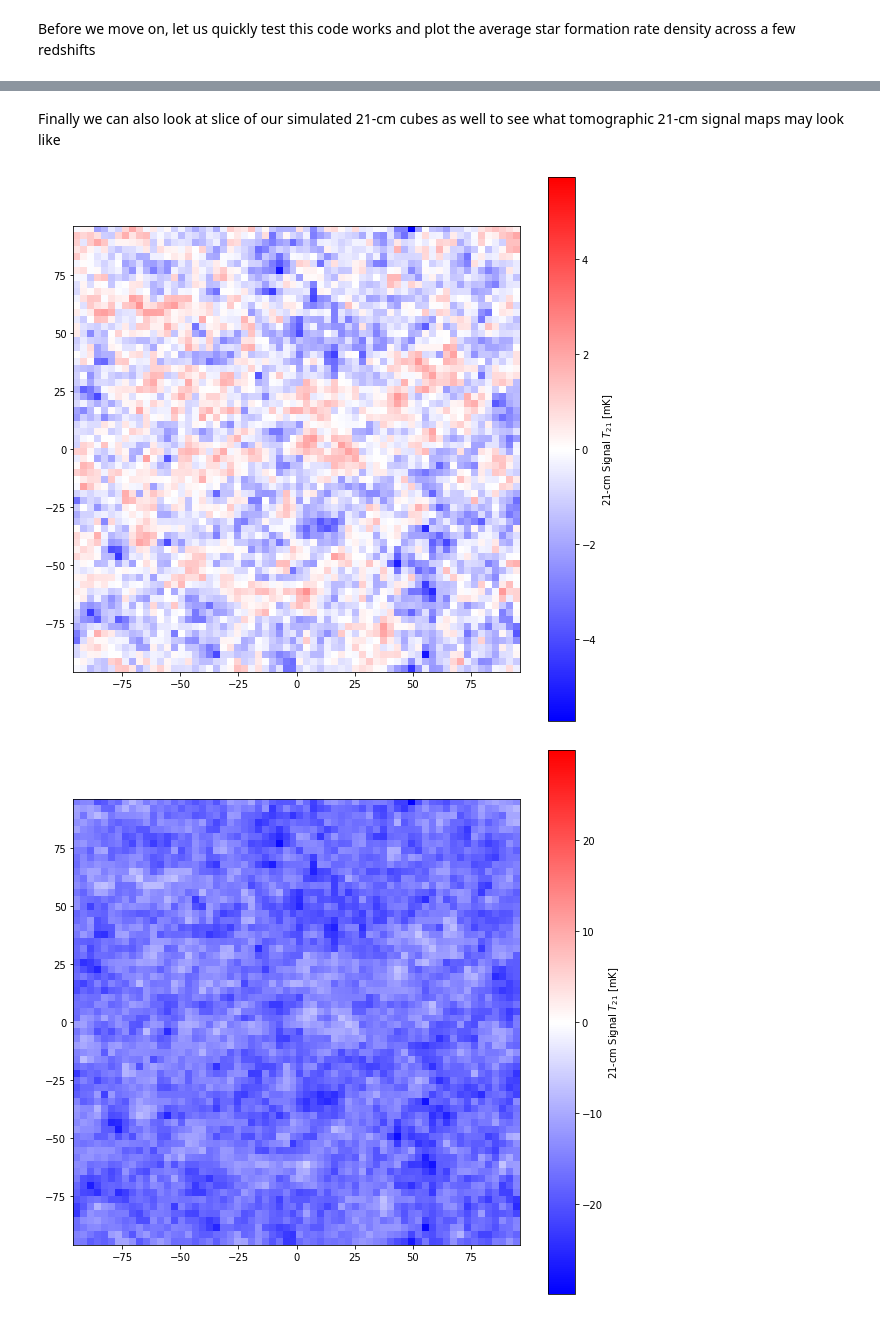
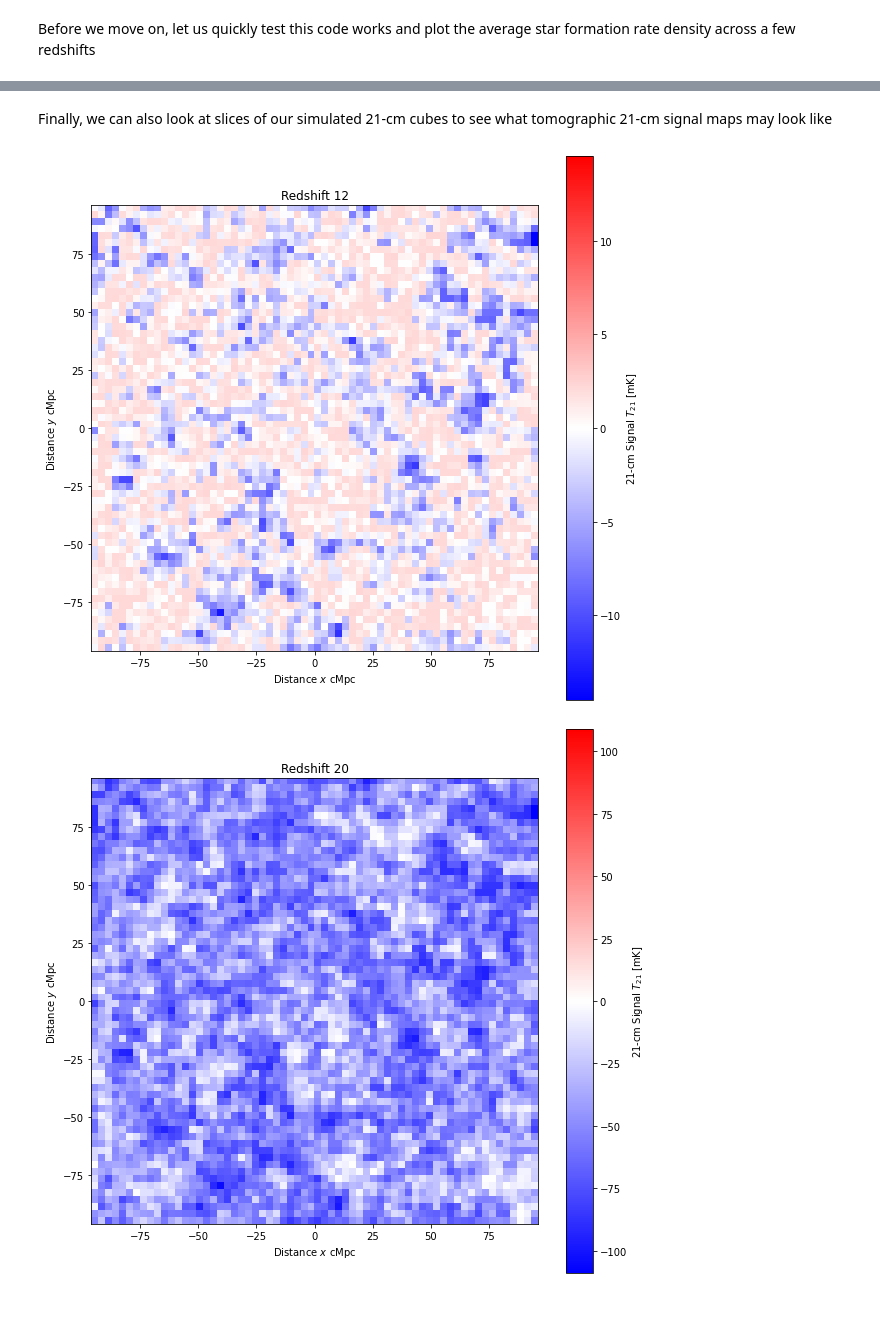
Before and after one commit to ThomasGesseyJones/DARA_21cm_Signal_Simulation, a Jupyter notebook: DARA_21cm_Signal_Simulation.ipynb, the cells around one changed output, grey strips where cells are left out. Drawn from its saved outputs; the diff is of its cells as text; code cells hidden in the pictures.

```diff
--- a/DARA_21cm_Signal_Simulation.ipynb
+++ b/DARA_21cm_Signal_Simulation.ipynb
@@ -690,7 +718,7 @@ def calc_xc(t_rad, t_k, nh):
     tstar = 0.0682    # K
     A_10 = 2.85e-15   # s^-1
 
-    # Convert to cm
+    # Convert to cm^-3
     nh = nh/(3.1e24)**3
 
     # Calculate kappa using fitting formula (only considering Hydrogen contribution for simplicity)
@@ -702,7 +730,7 @@ def calc_xc(t_rad, t_k, nh):
 
 
 def spin_temperature(redshift, tk, j_alpha, nh):
-    """ Calculate the spin temperature """
+    """ Calculate the spin temperature in K """
     t_gamma = temperature_background_radiation(redshift)
     xalpha = calc_xalpha(t_gamma, j_alpha)
     xc = calc_xc(t_gamma, tk, nh)
@@ -749,20 +783,22 @@ def calculate_t21_cube(redshift, nh, tk, xe, j_alpha):
 Finally we can combine everything we have done so far to make our very own simulation of the 21-cm signal!
 # %%
 def run_simulation(f_star, eta_lyman, eta_xray, eta_ion):
-    """ Run one simulation, returns the 21-cm signal cube """
+    """ Run one simulation, with the given parameters, returns the 21-cm signal cube """
 
-    # Set initial state as our initial conditions at z = 50
+    # Setup datastructure for the information we want to keep between 'time' steps
+    sim_t21_cubes = np.empty((N_PIX, N_PIX, N_PIX, len(ZS_SIM)), dtype=float)
+    sim_sfrd_cubes = np.empty((N_PIX, N_PIX, N_PIX, len(ZS_SIM)), dtype=float)
+
+    # Set initial state as our initial conditions
     current_tk = initial_tk.copy()
     current_xe = initial_xe.copy()
-
-    sim_t21_cubes = t21_cubes.copy()
-    sim_sfrd_cubes = sfrd_cubes.copy()
+    sim_sfrd_cubes[:, :, :, 0] = initial_sfrd.copy()
 
     for step_idx, z in enumerate(ZS_SIM):
-        # Let us track our progress
-        print(f'Simulation step {step_idx}, redshift {z}')
+        # Let us track our progress as this will take a little while to run
+        print(f'Started simulation step {step_idx}, redshift {z}')
 
-        # For zeroth step no need to simulate as have initial conditions:
+        # For zeroth step no need to run full step as have initial conditions as our simulation state
         if step_idx == 0:
             sim_t21_cubes[:, :, :, step_idx] = calculate_t21_cube(z, physical_nh(z), current_tk, current_xe, 0)
             continue
@@ -771,7 +807,7 @@ def run_simulation(f_star, eta_lyman, eta_xray, eta_ion):
         overdensity = current_overdensity_field(z)
         nh = physical_nh(z)
 
-        # 2. Star formation
+        # 2. Compute SFRD
         sim_sfrd_cubes[:, :, :, step_idx] = star_formation_rate_density(z, f_star)
 
         # 3. Radiation fields
@@ -794,7 +830,7 @@ def run_simulation(f_star, eta_lyman, eta_xray, eta_ion):
         # 6. Calculate T21
         sim_t21_cubes[:, :, :, step_idx] = calculate_t21_cube(z, nh, current_tk, current_xe, j_alpha)
 
-        # 7. To help us keep track let us print some quantities of interest
+        # 7. To help us keep track (and sanity check) let us print some quantities of interest
         print(f'\t Mean TK = {np.mean(current_tk)} K')
         print(f'\t Mean xe = {np.mean(current_xe)}')
         print(f'\t Mean T21 = {np.mean(sim_t21_cubes[:, :, :, step_idx])} mK')
@@ -899,28 +938,34 @@ Here we only see the cosmic dawn peak, because we have not properly modelled the
 # %% [markdown]
-Finally we can also look at slice of our simulated 21-cm cubes as well to see what tomographic 21-cm signal maps may look like
+Finally, we can also look at slices of our simulated 21-cm cubes to see what tomographic 21-cm signal maps may look like
 # %%
-def plot_cubes_slice(t21_cube):
+def plot_cubes_slice(t21_cube, title):
     """  Ploting function for 21-cm signal slices """
 
     t21_cube_slice = t21_cube[round(N_PIX/3), :, :]  # Arbitary choice of slice
 
     # Plotting
     fig, ax = plt.subplots(figsize=(10, 10))
     image = ax.imshow(t21_cube_slice, cmap='bwr',
                       vmin=-np.max(np.abs(t21_cube_slice)), vmax=np.max(np.abs(t21_cube_slice)),
                       extent=[-N_PIX*L_PIX/2, N_PIX*L_PIX/2, -N_PIX*L_PIX/2, N_PIX*L_PIX/2])
     cbar = fig.colorbar(image, ax=ax, label=r'21-cm Signal $T_{\rm 21}$ [mK]')
+    ax.set_xlabel('Distance $x$ cMpc')
+    ax.set_ylabel('Distance $y$ cMpc')
+    ax.set_title(title)
     plt.show()
     plt.close(fig)
 
+
 # Plot a slice at redshift 12
-plot_cubes_slice(np.squeeze(our_t21_cubes[:, :, :, ZS_SIM==12]))
-
-# Plot a slice at redshift 15
-plot_cubes_slice(np.squeeze(our_t21_cubes[:, :, :, ZS_SIM==15]))
+plot_cubes_slice(np.squeeze(our_t21_cubes[:, :, :, ZS_SIM==12]), f'Redshift {12}')
+print('\n')
 
 # Plot a slice at redshift 20
-plot_cubes_slice(np.squeeze(our_t21_cubes[:, :, :, ZS_SIM==20]))
+plot_cubes_slice(np.squeeze(our_t21_cubes[:, :, :, ZS_SIM==20]), f'Redshift {20}')
+print('\n')
+
+# Plot a slice at redshift 40
+plot_cubes_slice(np.squeeze(our_t21_cubes[:, :, :, ZS_SIM==40]), f'Redshift {40}')
 # %% [output]
-[figure, old version]
+[figure, new version]
-[figure, old version]
+[figure, new version]
```
Also changed, not shown: parts of 99 cells of this notebook.
